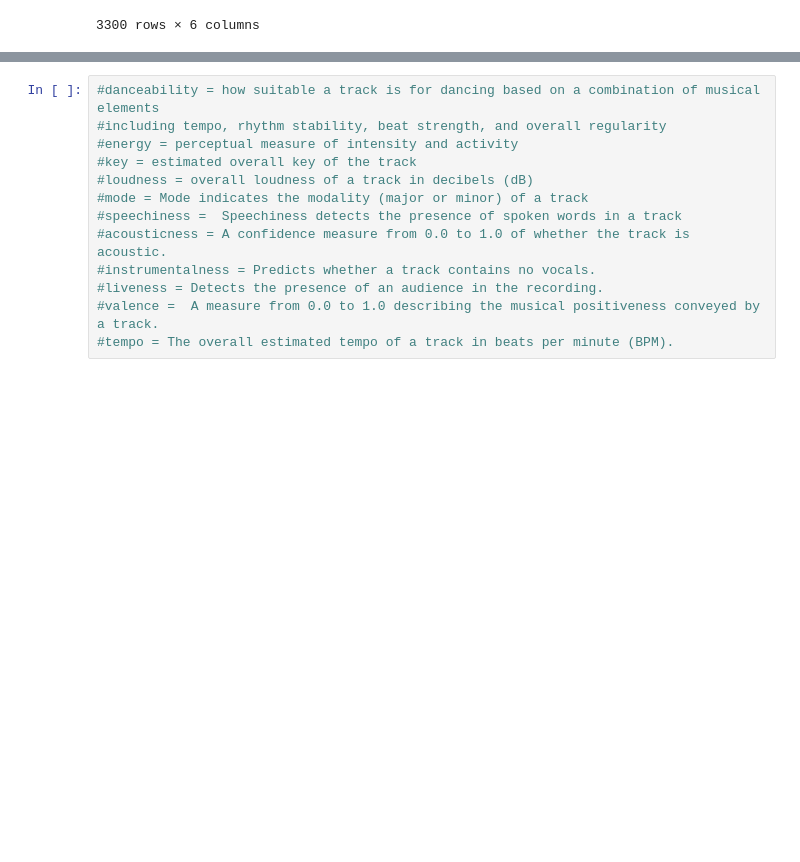
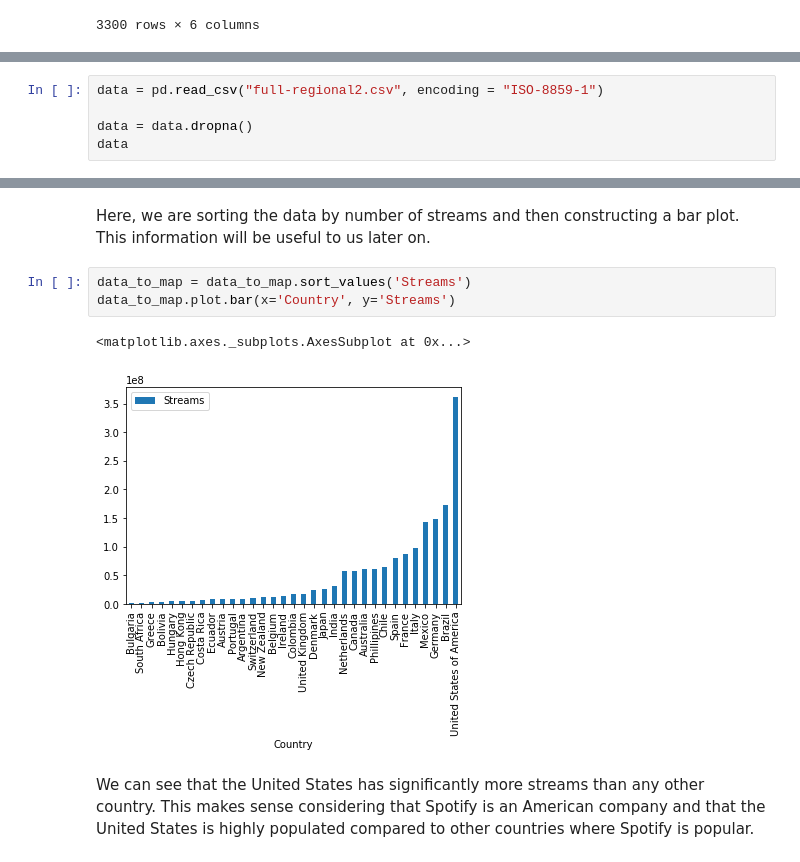
Before and after one commit to catherinelau98/catherinelau98.github.io, a Jupyter notebook: spotify_analysis.ipynb, the cells around one changed output, grey strips where cells are left out. Drawn from its saved outputs; the diff is of its cells as text; blank space fills up the shorter version.

```diff
--- a/spotify_analysis.ipynb
+++ b/spotify_analysis.ipynb
@@ -139,0 +167,5 @@ data = data.dropna()
+# %%
+data = pd.read_csv("full-regional2.csv", encoding = "ISO-8859-1")
+
+data = data.dropna()
+data
@@ -162,16 +215,13 @@ streams_map
-# %%
-#danceability = how suitable a track is for dancing based on a combination of musical elements
-#including tempo, rhythm stability, beat strength, and overall regularity
-#energy = perceptual measure of intensity and activity
-#key = estimated overall key of the track
-#loudness = overall loudness of a track in decibels (dB)
-#mode = Mode indicates the modality (major or minor) of a track
-#speechiness = 	Speechiness detects the presence of spoken words in a track
-#acousticness = A confidence measure from 0.0 to 1.0 of whether the track is acoustic.
-#instrumentalness = Predicts whether a track contains no vocals.
-#liveness = Detects the presence of an audience in the recording.
-#valence = 	A measure from 0.0 to 1.0 describing the musical positiveness conveyed by a track.
-#tempo = The overall estimated tempo of a track in beats per minute (BPM).
+# %% [markdown]
+Here, we are sorting the data by number of streams and then constructing a bar plot.  This information will be useful to us later on.
+# %%
+data_to_map = data_to_map.sort_values('Streams')
+data_to_map.plot.bar(x='Country', y='Streams')
+# %% [output]
+<matplotlib.axes._subplots.AxesSubplot at 0x...>
+[figure, added]
+# %% [markdown]
+We can see that the United States has significantly more streams than any other country.  This makes sense considering that Spotify is an American company and that the United States is highly populated compared to other countries where Spotify is popular.
 # %%
 #Factors that contribute to the success of a song
 #make covariance matrix for feature selection and dimensionality reduction
```
Also changed, not shown: parts of 38 cells of this notebook.
